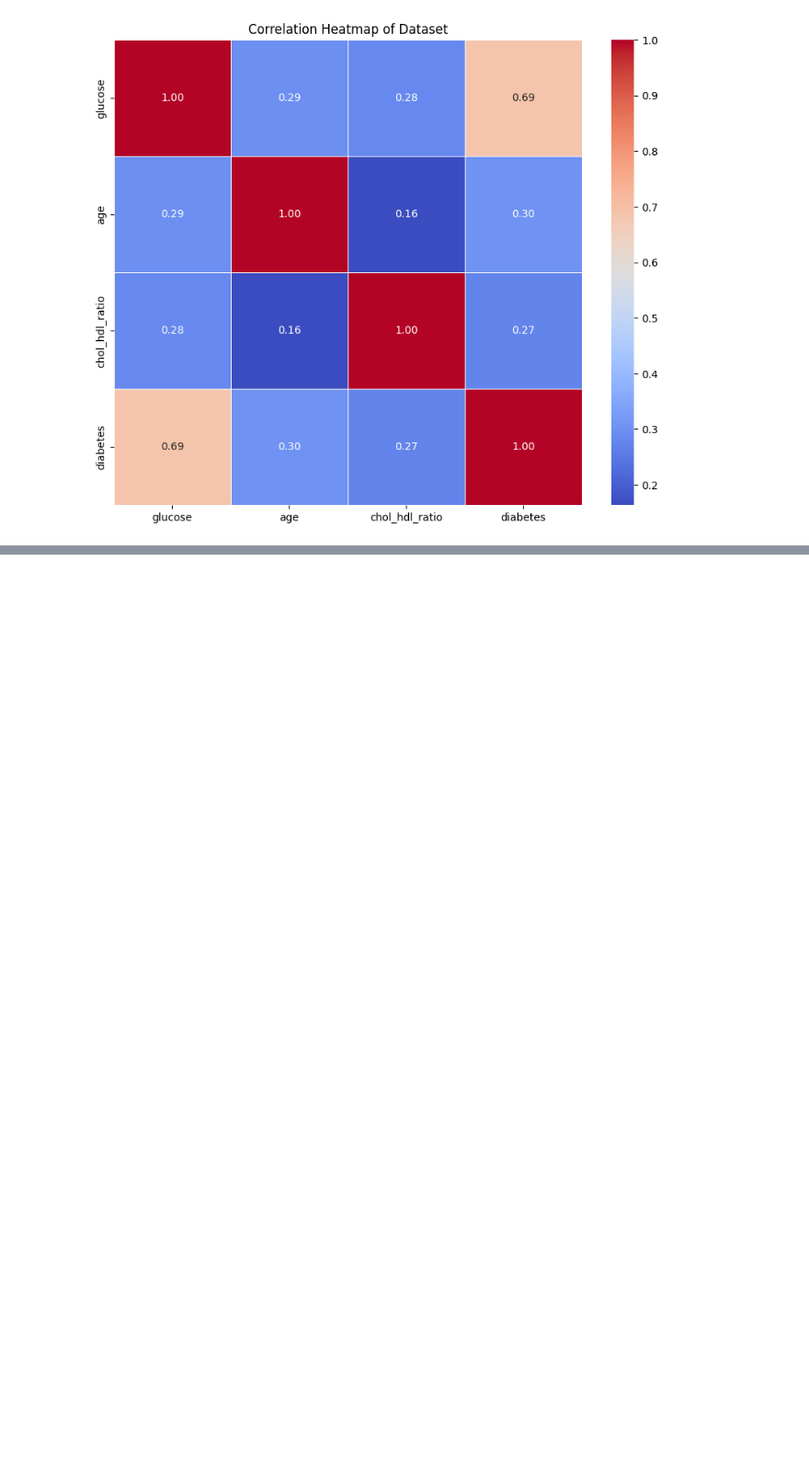
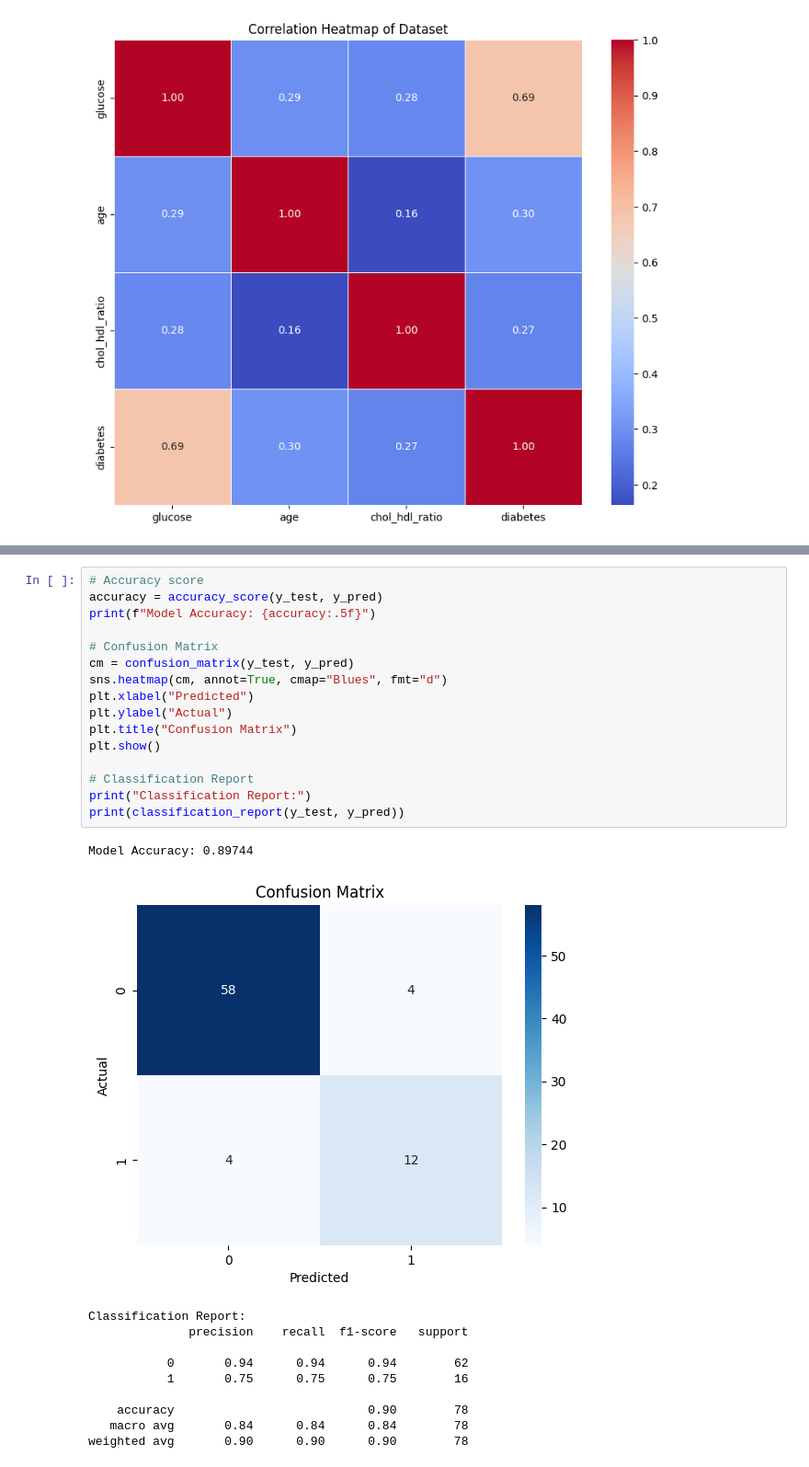
Before and after one commit to Hung-nd233960/ET4248E, a Jupyter notebook: Lab W07 - Logistics Regression/logistics_regression.ipynb, the cells around one changed output, grey strips where cells are left out. Shown at 92% size. Cells and saved outputs as stored; diff of their text form; blank space fills up the shorter version.

```diff
--- a/Lab W07 - Logistics Regression/logistics_regression.ipynb
+++ b/Lab W07 - Logistics Regression/logistics_regression.ipynb
@@ -183,0 +274,28 @@ plt.show()
+# %%
+# Accuracy score
+accuracy = accuracy_score(y_test, y_pred)
+print(f"Model Accuracy: {accuracy:.5f}")
+
+# Confusion Matrix
+cm = confusion_matrix(y_test, y_pred)
+sns.heatmap(cm, annot=True, cmap="Blues", fmt="d")
+plt.xlabel("Predicted")
+plt.ylabel("Actual")
+plt.title("Confusion Matrix")
+plt.show()
+
+# Classification Report
+print("Classification Report:")
+print(classification_report(y_test, y_pred))
+# %% [output]
+Model Accuracy: 0.89744
+[figure, added]
+Classification Report:
+              precision    recall  f1-score   support
+
+           0       0.94      0.94      0.94        62
+           1       0.75      0.75      0.75        16
+
+    accuracy                           0.90        78
+   macro avg       0.84      0.84      0.84        78
+weighted avg       0.90      0.90      0.90        78
```
Also changed, not shown: parts of 17 cells of this notebook.
